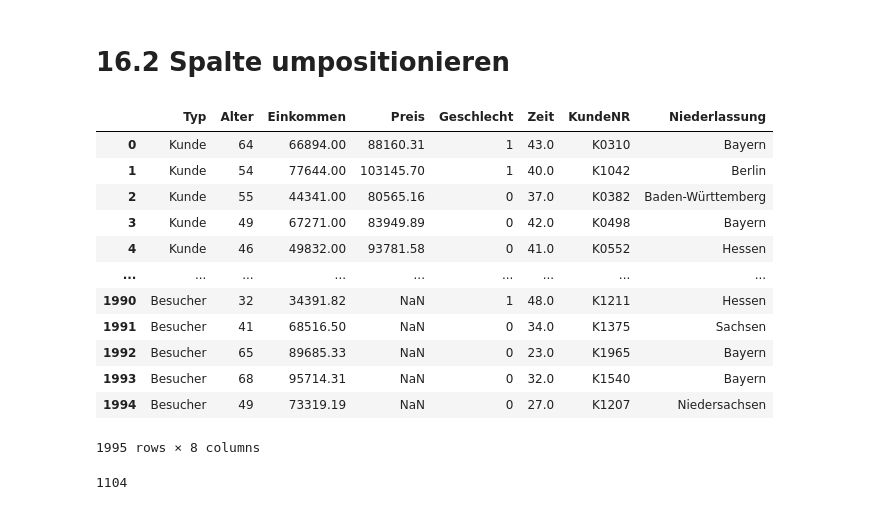
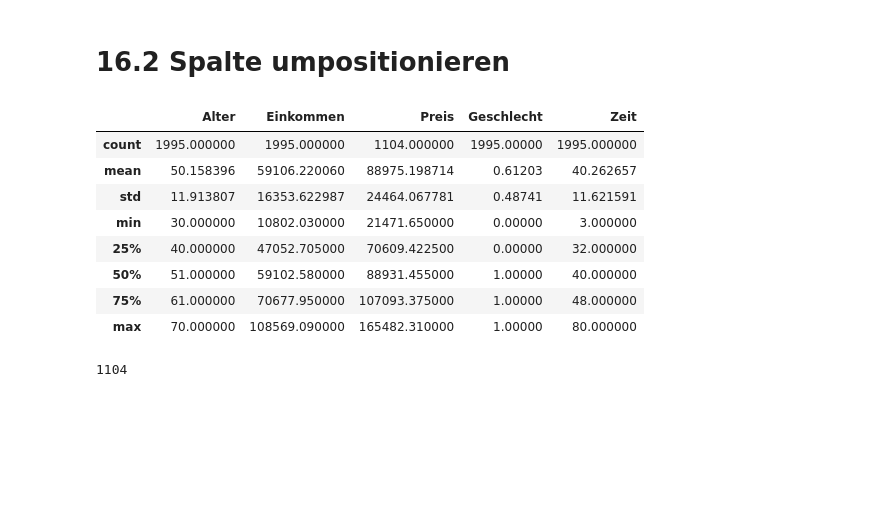
Before and after one commit to Dennis130301/final_projectWS23_Group1, a Jupyter notebook: Projekt_Gruppe1.ipynb, the cells around one changed output. Saved outputs shown, nothing was run; the diff lists cells and outputs as text; code cells hidden in the pictures; blank space fills up the shorter version.

```diff
--- a/Projekt_Gruppe1.ipynb
+++ b/Projekt_Gruppe1.ipynb
@@ -438,21 +464,17 @@ merged_df["Typ"] = merged_df["Preis"].apply(lambda x: 'Kunde' if pd.notna(x) els
 # 16.2 Spalte umpositionieren
 # %%
 merged_df.insert(0, "Typ", merged_df.pop("Typ"))
-merged_df
+merged_df.describe()
 # %% [output]
-|  | Typ | Alter | Einkommen | Preis | Geschlecht | Zeit | KundeNR | Niederlassung |
-| 0 | Kunde | 64 | 66894.00 | 88160.31 | 1 | 43.0 | K0310 | Bayern |
-| 1 | Kunde | 54 | 77644.00 | 103145.70 | 1 | 40.0 | K1042 | Berlin |
-| 2 | Kunde | 55 | 44341.00 | 80565.16 | 0 | 37.0 | K0382 | Baden-Württemberg |
-| 3 | Kunde | 49 | 67271.00 | 83949.89 | 0 | 42.0 | K0498 | Bayern |
-| 4 | Kunde | 46 | 49832.00 | 93781.58 | 0 | 41.0 | K0552 | Hessen |
-| ... | ... | ... | ... | ... | ... | ... | ... | ... |
-| 1990 | Besucher | 32 | 34391.82 | NaN | 1 | 48.0 | K1211 | Hessen |
-| 1991 | Besucher | 41 | 68516.50 | NaN | 0 | 34.0 | K1375 | Sachsen |
-| 1992 | Besucher | 65 | 89685.33 | NaN | 0 | 23.0 | K1965 | Bayern |
-| 1993 | Besucher | 68 | 95714.31 | NaN | 0 | 32.0 | K1540 | Bayern |
-| 1994 | Besucher | 49 | 73319.19 | NaN | 0 | 27.0 | K1207 | Niedersachsen |
+|  | Alter | Einkommen | Preis | Geschlecht | Zeit |
+| count | 1995.000000 | 1995.000000 | 1104.000000 | 1995.00000 | 1995.000000 |
+| mean | 50.158396 | 59106.220060 | 88975.198714 | 0.61203 | 40.262657 |
+| std | 11.913807 | 16353.622987 | 24464.067781 | 0.48741 | 11.621591 |
+| min | 30.000000 | 10802.030000 | 21471.650000 | 0.00000 | 3.000000 |
+| 25% | 40.000000 | 47052.705000 | 70609.422500 | 0.00000 | 32.000000 |
+| 50% | 51.000000 | 59102.580000 | 88931.455000 | 1.00000 | 40.000000 |
+| 75% | 61.000000 | 70677.950000 | 107093.375000 | 1.00000 | 48.000000 |
+| max | 70.000000 | 108569.090000 | 165482.310000 | 1.00000 | 80.000000 |
-1995 rows × 8 columns
 # %%
 merged_df["Typ"].value_counts().get("Kunde")
 # %% [output]
```
Also changed, not shown: parts of 7 cells of this notebook.
